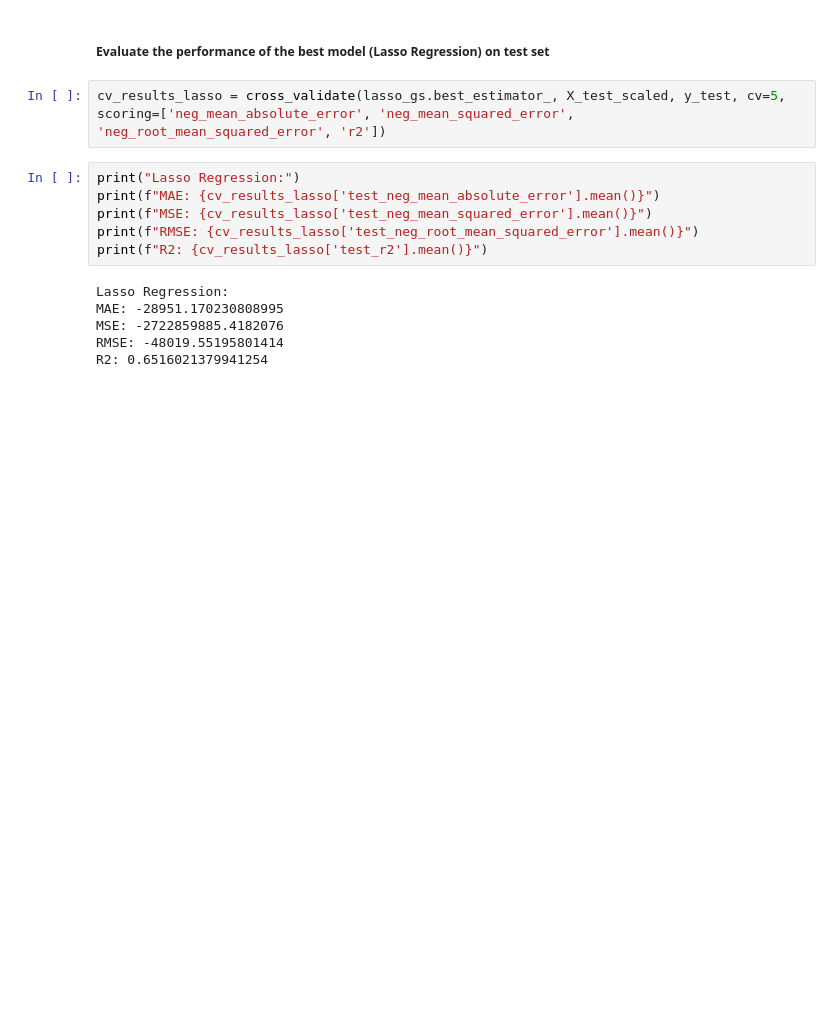
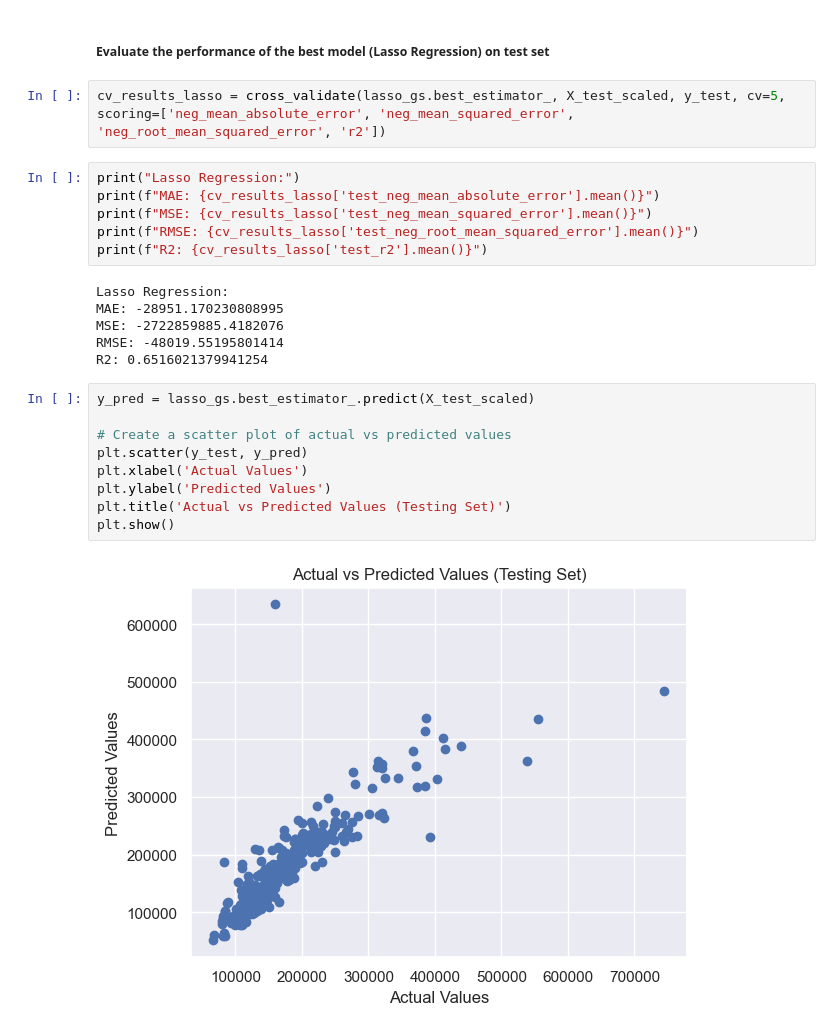
Before and after one commit to KaushikR1999/housing-price-prediction, a Jupyter notebook: Regression.ipynb, the cells around one changed output. Drawn from its saved outputs; the diff is of its cells as text; blank space fills up the shorter version.

Commit message:
Cleaned up labelling & added predicted vs actual visualisation

```diff
--- a/Regression.ipynb
+++ b/Regression.ipynb
@@ -275,3 +285,14 @@ MAE: -28951.170230808995
 MSE: -2722859885.4182076
 RMSE: -48019.55195801414
 R2: 0.6516021379941254
+# %%
+y_pred = lasso_gs.best_estimator_.predict(X_test_scaled)
+
+# Create a scatter plot of actual vs predicted values
+plt.scatter(y_test, y_pred)
+plt.xlabel('Actual Values')
+plt.ylabel('Predicted Values')
+plt.title('Actual vs Predicted Values (Testing Set)')
+plt.show()
+# %% [output]
+[figure, added]
```
Also changed, not shown: parts of 9 cells of this notebook.
